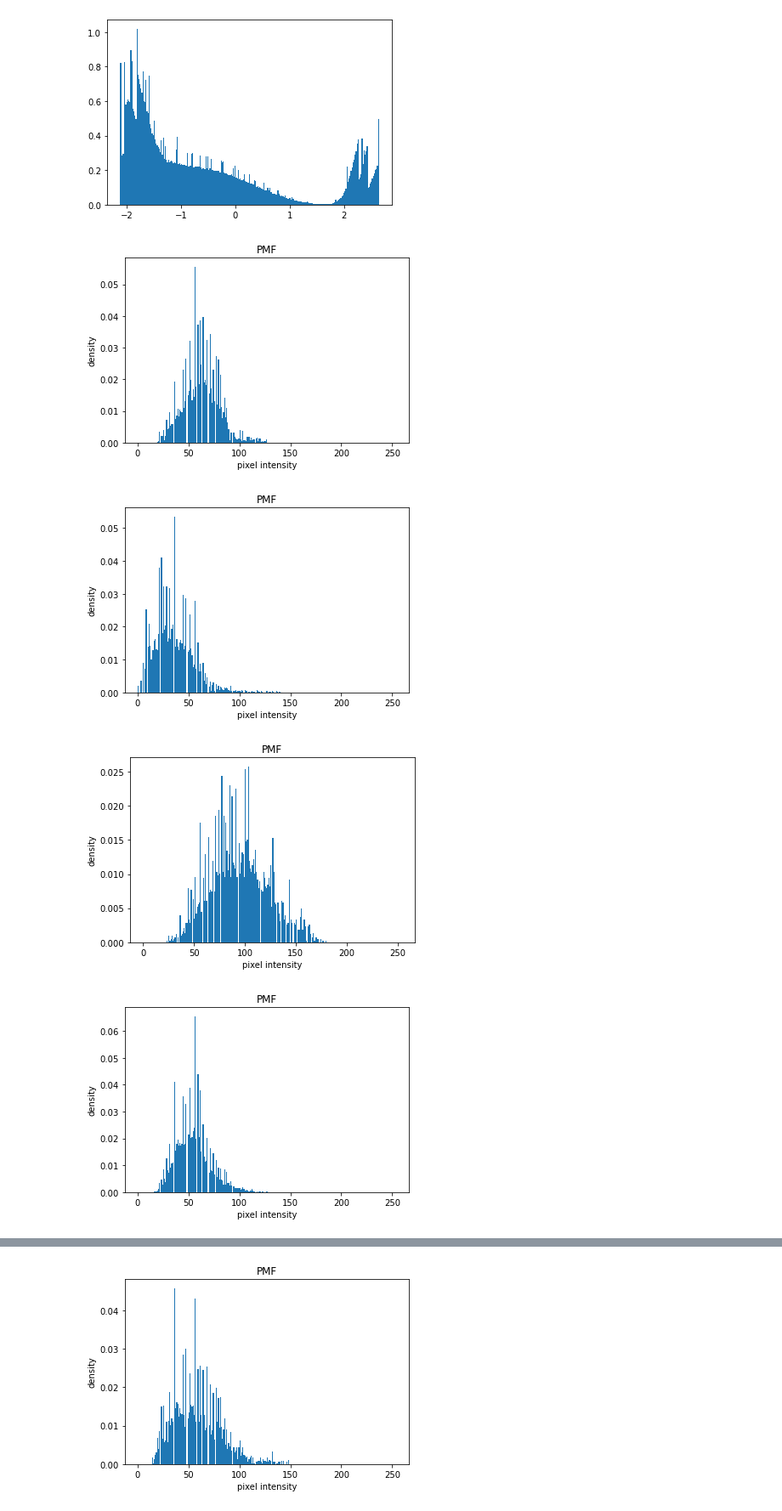
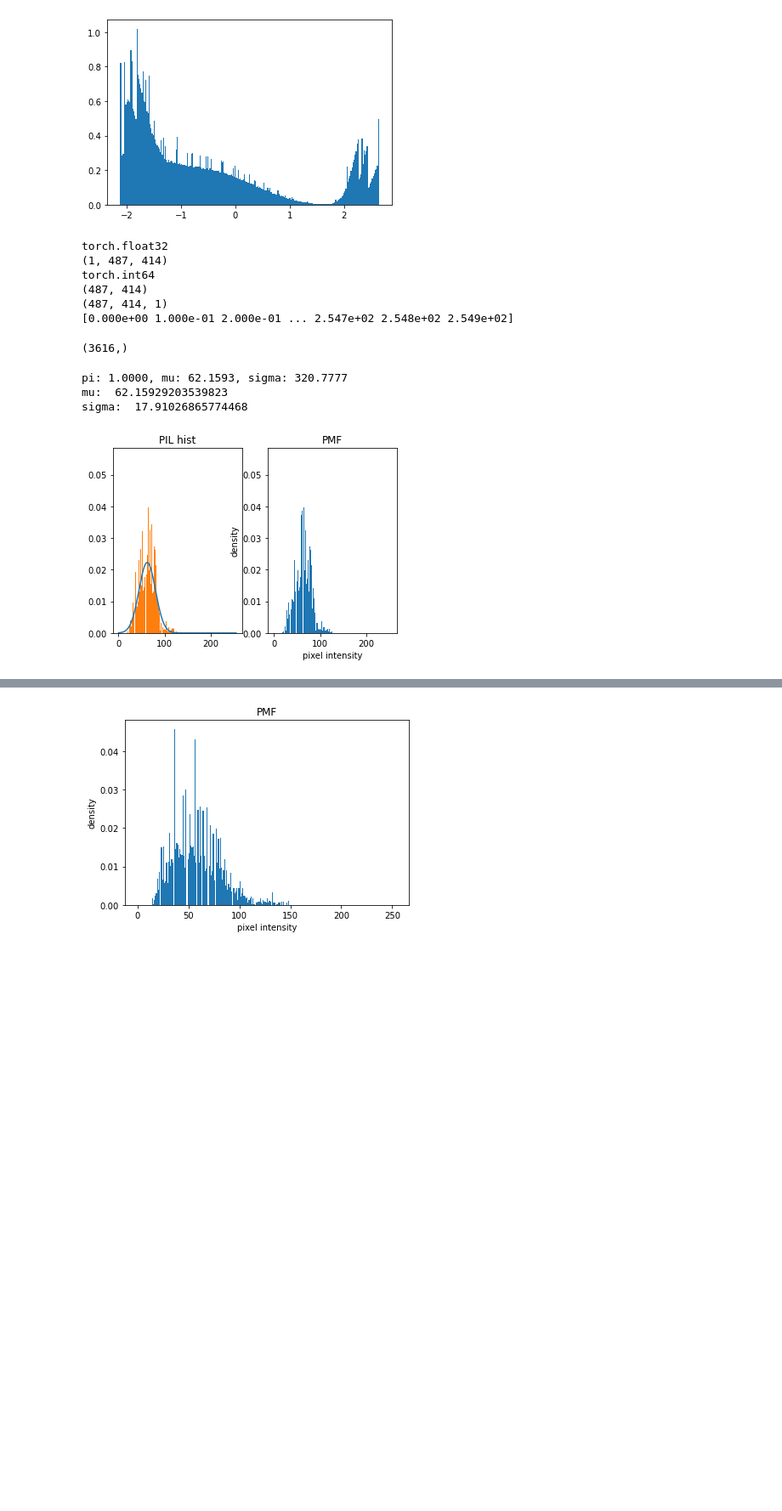
Before and after one commit to DongDong500/CPNKDv2, a Jupyter notebook: pallete_trans-hist.ipynb, the cells around one changed output, grey strips where cells are left out. Shown: that part at 85% size. Cells and saved outputs as stored; diff of their text form; code cells hidden in the pictures; blank space fills up the shorter version.

```diff
--- a/pallete_trans-hist.ipynb
+++ b/pallete_trans-hist.ipynb
@@ -53,33 +53,74 @@ plt.hist(np.array(pic2, dtype=np.float32).flatten(), bins=255, density=True, ali
 plt.show()
 # %% [output]
 [figure]
+# %%
+print(image.dtype)
+print(np.array(image).shape)
+print(mask.dtype)
+print(np.array(mask).shape)
+print(np.array(image).transpose((1, 2, 0)).shape)
+print(np.arange(0, 255, 0.1))
+# %% [output]
+torch.float32
+(1, 487, 414)
+torch.int64
+(487, 414)
+(487, 414, 1)
+[0.000e+00 1.000e-01 2.000e-01 ... 2.547e+02 2.548e+02 2.549e+02]
 # %%
 images = os.listdir('/data1/sdi/datasets/CPN_all/Images/')
 cnt = 0
+
+ext_trans = [ et.ExtToTensor(),
+                et.ExtNormalize(mean=[0.485, 0.456, 0.406], std=[0.229, 0.224, 0.225]),
+                et.GaussianPerturb(mean=0, std=0.1) ]
+
+x = np.arange(0, 255, 0.1)
+
+def gaussian(x, mean, sigma, pi = 1):
+    return pi * (1 / np.sqrt(2*np.pi * sigma)) * np.exp(- (x-mean)**2 / (2*sigma))
 
 for fname in images:
     cnt += 1
     mname = fname.split('.')[0] + "_mask." + fname.split('.')[-1]
     mask = os.path.join('/data1/sdi/datasets/CPN_all/Masks', mname)
     image = os.path.join('/data1/sdi/datasets/CPN_all/Images', fname)
 
     if not os.path.exists(mask) or not os.path.exists(image):
         raise Exception ("File Not Exists", mask, image)
 
     image = Image.open(image).convert("L")
     mask = Image.open(mask).convert("L")
 
-    plt.hist(np.array(image, dtype=np.uint8)[np.where(np.array(mask) > 0)].flatten(), bins=[i for i in range(255)], density=True, align='mid', histtype='bar')
-    plt.title('PMF')
+    mm = GMM(C=1)
+    print(np.array(image, dtype=np.uint8)[np.where(np.array(mask) > 0)].flatten().shape)
+    mm.fit(np.array(image, dtype=np.uint8)[np.where(np.array(mask) > 0)].flatten().reshape((-1, 1)))
+
+    pi = mm.parameters['pi'][0]
+    mu = mm.parameters['mu'][0, 0]
+    sigma = mm.parameters['sigma'][0, 0, 0]
+    print("pi: %.4f, mu: %.4f, sigma: %.4f" % (pi, mu, sigma))
+    print("mu: ", np.array(image, dtype=np.uint8)[np.where(np.array(mask) > 0)].flatten().mean())
+    print("sigma: ", np.array(image, dtype=np.uint8)[np.where(np.array(mask) > 0)].flatten().std())
+    fig, axs = plt.subplots(1, 2)
+    axs[0].plot(x, gaussian(x, mu, sigma, pi))
+    axs[0].hist(np.array(image, dtype=np.uint8)[np.where(np.array(mask) > 0)].flatten(), bins=[i for i in range(255)], density=True, align='mid', histtype='bar')
+    axs[0].set_title('PIL hist')
+
+    image, mask = ext_trans[0](image, mask)
+
+    axs[1].hist((np.array(image * 255, dtype=np.uint8)).transpose((1, 2, 0))[np.where(np.array(mask) > 0)], bins=[i for i in range(255)], density=True, align='mid', histtype='bar')
+    axs[1].set_title('PMF')
     plt.xlabel('pixel intensity')
     plt.ylabel('density')
     plt.savefig('/data1/sdi/PMF.png')
     plt.show()
 
-    if cnt > 5:
+    if cnt > 0:
         break
 # %% [output]
+(3616,)
+pi: 1.0000, mu: 62.1593, sigma: 320.7777
+mu:  62.15929203539823
+sigma:  17.91026865774468
-[figure, old version]
+[figure, new version]
-[figure, removed]
-[figure, removed]
-[figure, removed]
```
Also changed, not shown: parts of 3 cells of this notebook.
